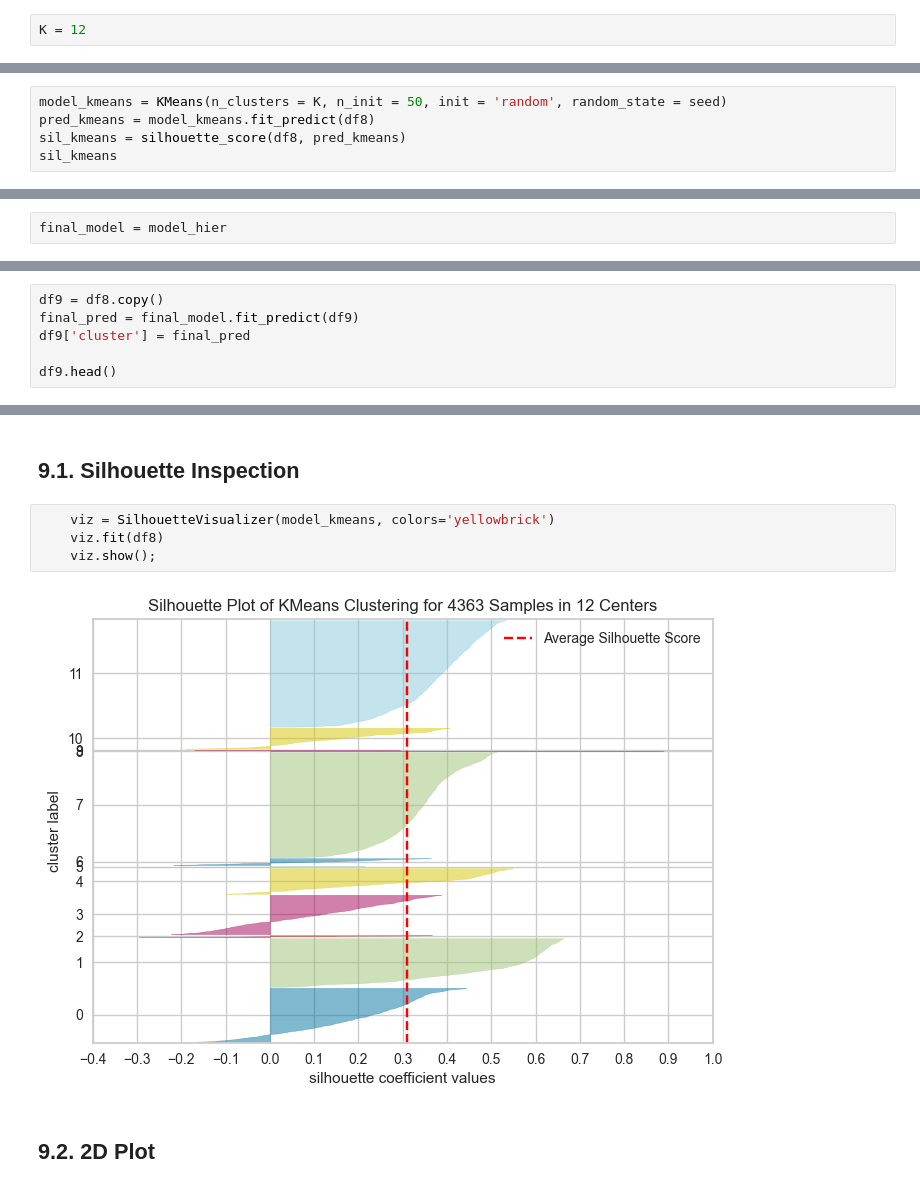
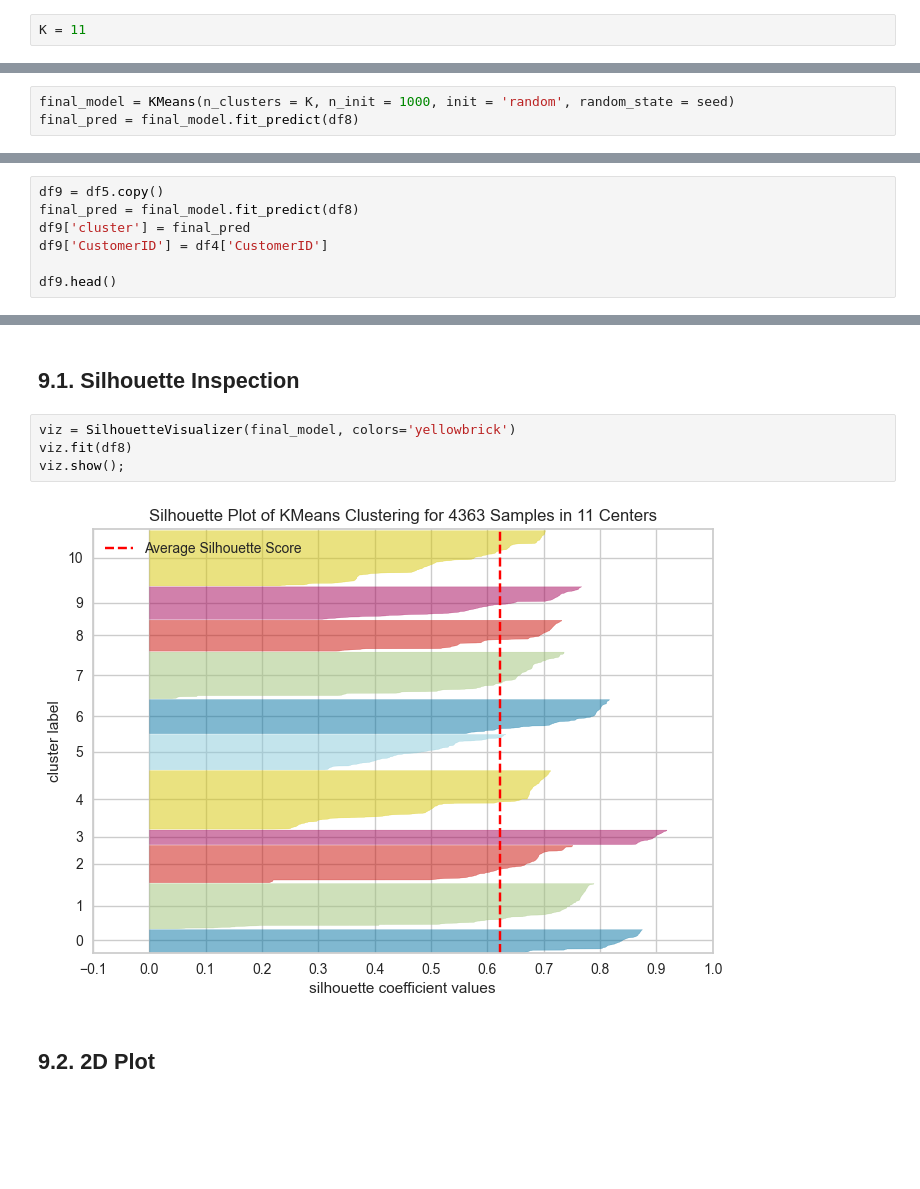
Before and after one commit to bernardoavsouza/LoyaltyProgram, a Jupyter notebook: code.ipynb, the cells around one changed output, grey strips where cells are left out. Cells and saved outputs as stored; diff of their text form; blank space fills up the shorter version.

```diff
--- a/code.ipynb
+++ b/code.ipynb
@@ -371,2 +529,2 @@ df8 = df7.copy()
 # %%
-K = 12
+K = 11
@@ -375,5 +531,3 @@ K = 12
 # %%
-model_kmeans = KMeans(n_clusters = K, n_init = 50, init = 'random', random_state = seed)
-pred_kmeans = model_kmeans.fit_predict(df8)
-sil_kmeans = silhouette_score(df8, pred_kmeans)
-sil_kmeans
+final_model = KMeans(n_clusters = K, n_init = 1000, init = 'random', random_state = seed)
+final_pred = final_model.fit_predict(df8)
@@ -418,2 +535,0 @@ pd.DataFrame([sil_kmeans, sil_hier, sil_gmm], index = ['Kmeans', 'Hierarchical',
-# %%
-final_model = model_hier
@@ -420,9 +548,10 @@ final_model = model_hier
 # %% [markdown]
 # 9. CLUSTER ANALYSIS
 # %%
-df9 = df8.copy()
-final_pred = final_model.fit_predict(df9)
+df9 = df5.copy()
+final_pred = final_model.fit_predict(df8)
 df9['cluster'] = final_pred
+df9['CustomerID'] = df4['CustomerID']
 
 df9.head()
 # %% [output]
@@ -435,10 +564,10 @@ df9.head()
 # %% [markdown]
 ## 9.1. Silhouette Inspection
 # %%
-    viz = SilhouetteVisualizer(model_kmeans, colors='yellowbrick')
-    viz.fit(df8)
-    viz.show();
+viz = SilhouetteVisualizer(final_model, colors='yellowbrick')
+viz.fit(df8)
+viz.show();
 # %% [output]
-[figure, old version]
+[figure, new version]
 # %% [markdown]
 ## 9.2. 2D Plot
```
Also changed, not shown: parts of 97 cells of this notebook, 1 other file.
